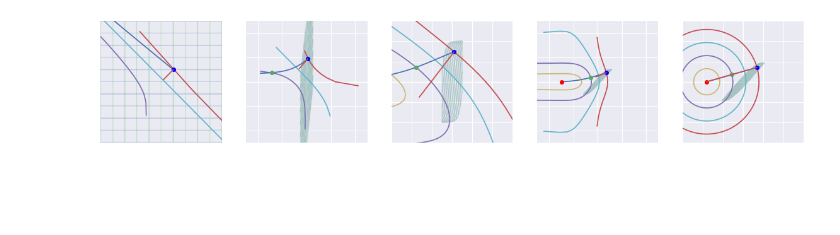
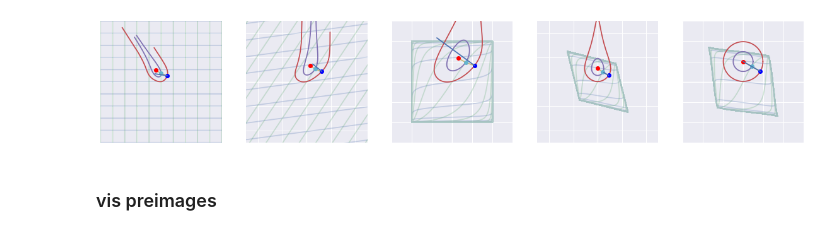
Before and after one commit to jsseely/tensorflow-target-prop, a Jupyter notebook: Target prop - toy models.ipynb, the cells around one changed output. Saved outputs shown, nothing was run; the diff lists cells and outputs as text; code cells hidden in the pictures; blank space fills up the shorter version.

```diff
--- a/Target prop - toy models.ipynb
+++ b/Target prop - toy models.ipynb
@@ -461,14 +11,0 @@ W_array = np.array(W_tp_t)
-# %%
-fig, ax = plt.subplots(1, layers+1, figsize=(20,4))
-for l in range(layers+1):
-    ax[l].plot(x_array[:,l,:])
-    ax[l].plot(dL_array[:,l,:],'--')
-plt.show()
-# %%
-fig, ax = plt.subplots(1, layers, figsize=(20,4))
-for l in range(layers):
-    ax[l].plot(W_array[:,l,:,0])
-    ax[l].plot(W_array[:,l,:,1])
-    #ax[l].plot(W_update_array[:,l,:,0],'--')
-    #ax[l].plot(W_update_array[:,l,:,1],'--')
-plt.show()
@@ -567,8 +139,8 @@ def bprop(init, L=1):
 L=2
 # %%
 # Grid lines
-c1 = np.linspace(-5, 5, 101)
-c2 = np.linspace(-5, 5, 11)
+c1 = np.linspace(-40, 40, 801)
+c2 = np.linspace(-40, 40, 81)
 x1, y1 = np.meshgrid(np.append(c1, 999), c2)
 x2, y2 = np.meshgrid(np.append(c1, 999), c2)
 x1[x1==999] = None
@@ -581,7 +153,7 @@ a1 = prop(np.stack((x1.flatten(), y1.flatten())), L=L)
 a2 = prop(np.stack((y2.flatten(), x2.flatten())), L=L)
 # %%
 # Vectors:
-x = prop(np.array([[1],[1]]), L=L)
-y = back(np.array([[-0.9],[-0]]), L=L)
+x = prop(np.array([[.5],[.5]]), L=L)
+y = back(np.array([[0],[0.5]]), L=L)
 xt= back(x[-1] - 0.5*(x[-1]-y[-1]), L=L)
 dl = bprop(x[-1]-y[-1], L=L)
@@ -596,26 +172,29 @@ line = back(np.stack((np.linspace(x[-1][0], y[-1][0]), np.linspace(x[-1][1], y[-
 # %%
 fig, ax = plt.subplots(1, 2*L+1, figsize=(20,20))
 for i in range(2*L+1):
     square_axes(i)
     if i % 2 or i == 0:
         fig.axes[i].set_xlim(-5,5)
         fig.axes[i].set_ylim(-5,5)
 
 for i in range(2*L+1):
     ax[i].plot(a1[i][0], a1[i][1], '-', alpha=0.25)
     ax[i].plot(a2[i][0], a2[i][1], '-', alpha=0.25)
     ax[i].plot(circ[i][0], circ[i][1])
     ax[i].plot(circ2[i][0], circ2[i][1])
-    ax[i].plot(circ3[i][0], circ3[i][1])
-    ax[i].plot(circ4[i][0], circ4[i][1])
+    #ax[i].plot(circ3[i][0], circ3[i][1])
+    #ax[i].plot(circ4[i][0], circ4[i][1])
     ax[i].plot(line[i][0], line[i][1])
     ax[i].plot(x[i][0], x[i][1], 'bo')
     ax[i].plot(y[i][0], y[i][1], 'ro')
     ax[i].plot(xt[i][0], xt[i][1], 'o')
     ax[i].plot([x[i][0], x[i][0] - dl[i][0]], [x[i][1], x[i][1] - dl[i][1]])
+    #ax[i].contour(ce_ic[i][0].reshape([401, 401]), ce_ic[i][1].reshape([401, 401]), ce, 20)
 plt.show()
 # %% [output]
-[figure, old version]
+[figure, new version]
+# %% [markdown]
+### vis preimages
 # %%
 def ff(x):
     return f2(f1(x, 1))
```
Also changed, not shown: parts of 29 cells of this notebook, 6 other files.
